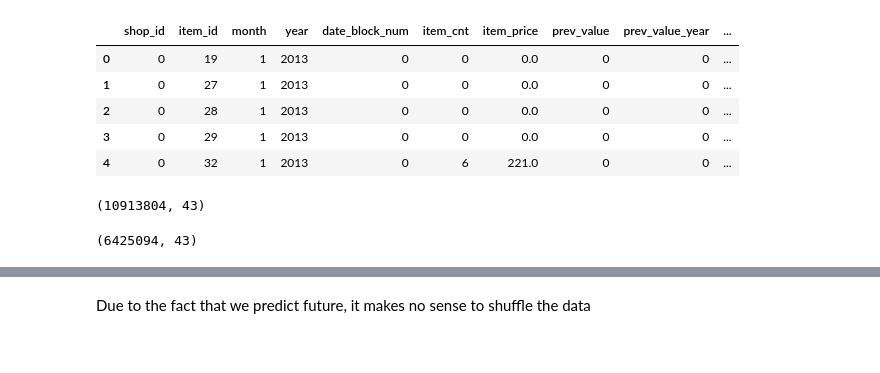
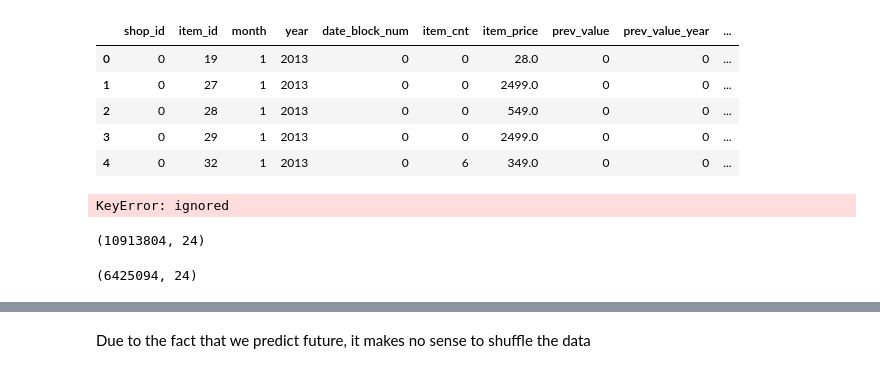
Before and after one commit to TayJen/HSE-Practice, a Jupyter notebook: HSE XGBoost Model Optimization.ipynb, the cells around one changed output, grey strips where cells are left out. Cells and saved outputs as stored; diff of their text form; code cells hidden in the pictures.

```diff
--- a/HSE XGBoost Model Optimization.ipynb
+++ b/HSE XGBoost Model Optimization.ipynb
@@ -6,17 +6,17 @@ from sklearn.model_selection import train_test_split
 from sklearn.model_selection import cross_val_score
 # %%
 dest = '/content/drive/MyDrive/HSE Final Project/to_train'
-name = 'submit_9_abandoned.csv'
+name = 'submit_7_abandoned.csv'
 
 df = pd.read_csv(dest + '/' + name)
 df.head()
 # %% [output]
 |  | shop_id | item_id | month | year | date_block_num | item_cnt | item_price | prev_value | prev_value_year | ... |
-| 0 | 0 | 19 | 1 | 2013 | 0 | 0 | 0.0 | 0 | 0 | ... |
-| 1 | 0 | 27 | 1 | 2013 | 0 | 0 | 0.0 | 0 | 0 | ... |
-| 2 | 0 | 28 | 1 | 2013 | 0 | 0 | 0.0 | 0 | 0 | ... |
-| 3 | 0 | 29 | 1 | 2013 | 0 | 0 | 0.0 | 0 | 0 | ... |
-| 4 | 0 | 32 | 1 | 2013 | 0 | 6 | 221.0 | 0 | 0 | ... |
+| 0 | 0 | 19 | 1 | 2013 | 0 | 0 | 28.0 | 0 | 0 | ... |
+| 1 | 0 | 27 | 1 | 2013 | 0 | 0 | 2499.0 | 0 | 0 | ... |
+| 2 | 0 | 28 | 1 | 2013 | 0 | 0 | 549.0 | 0 | 0 | ... |
+| 3 | 0 | 29 | 1 | 2013 | 0 | 0 | 2499.0 | 0 | 0 | ... |
+| 4 | 0 | 32 | 1 | 2013 | 0 | 6 | 349.0 | 0 | 0 | ... |
 # %%
 df['shop_id'] = df['shop_id'].astype(np.int8)
 df['item_id'] = df['item_id'].astype(np.int16)
@@ -37,20 +37,21 @@ df['item_cnt_lag_3'] = df['item_cnt_lag_3'].astype(np.int32)
 df['item_cnt_lag_4'] = df['item_cnt_lag_4'].astype(np.int32)
 df['item_cnt_lag_5'] = df['item_cnt_lag_5'].astype(np.int32)
 df['item_cnt_lag_6'] = df['item_cnt_lag_6'].astype(np.int32)
+# %% [output]
+KeyError: ignored
 # %%
 for col in df.columns[22:40]:
     df[col] = df[col].astype(np.int32)
 # %%
 df.shape
 # %% [output]
-(10913804, 43)
+(10913804, 24)
 # %%
 df = df[df.date_block_num >= 12]
+df.reset_index(drop=True, inplace=True)
+df.shape
+# %% [output]
+(6425094, 24)
-# %%
-df.reset_index(drop=True, inplace=True)
-df.shape
-# %% [output]
-(6425094, 43)
 # %%
 df.info()
 # %% [output]
```
Also changed, not shown: parts of 31 cells of this notebook.
